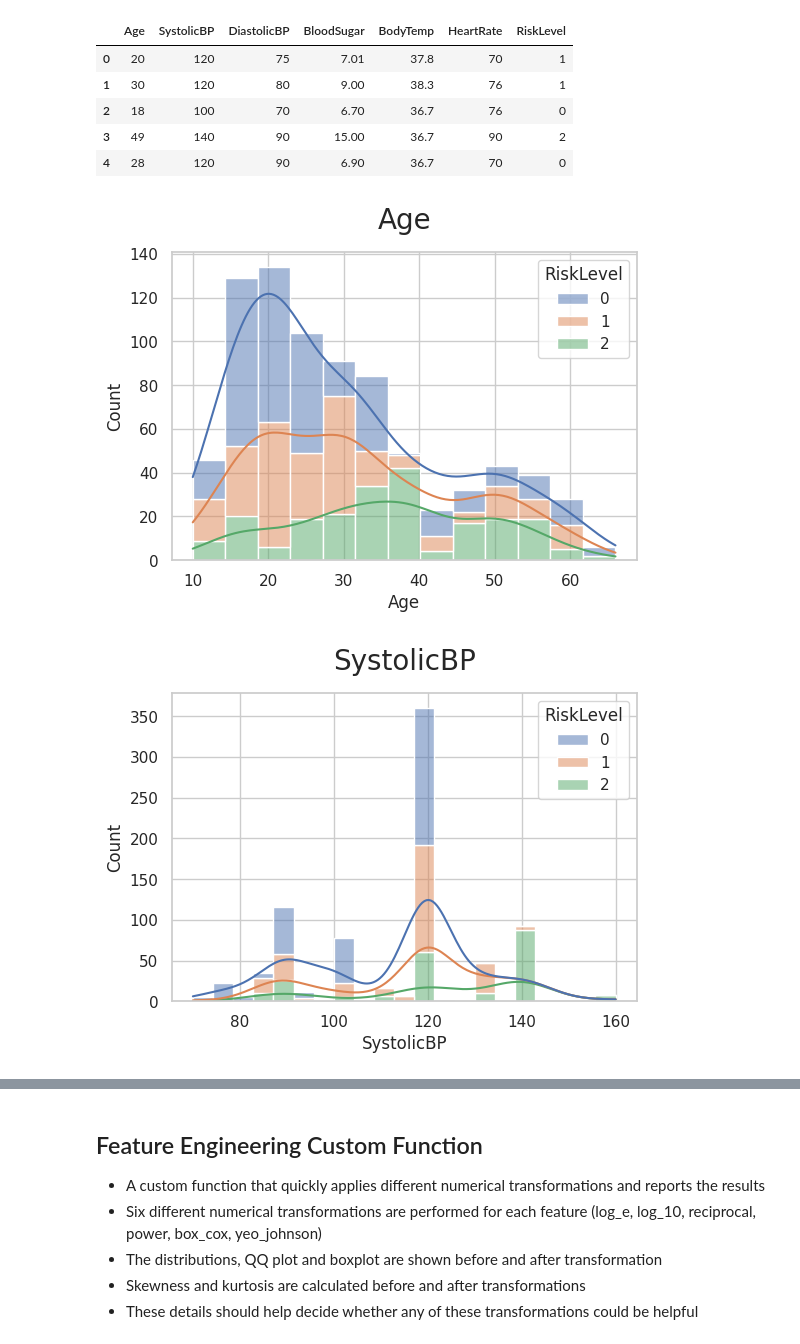
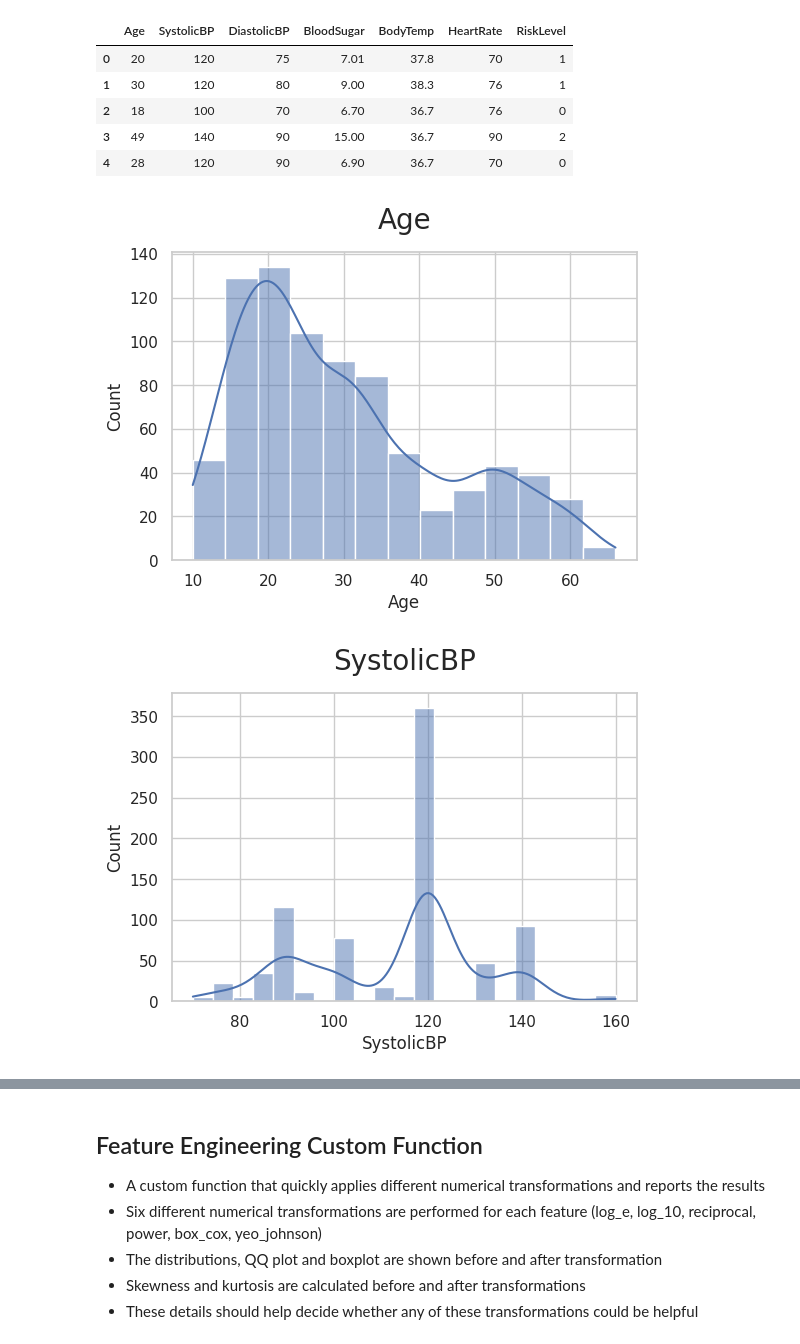
Before and after one commit to theresaabl/ML-maternal-health-risk, a Jupyter notebook: jupyter_notebooks/05-FeatureEngineering.ipynb, the cells around one changed output, grey strips where cells are left out. Cells and saved outputs as stored; diff of their text form; code cells hidden in the pictures.

```diff
--- a/jupyter_notebooks/05-FeatureEngineering.ipynb
+++ b/jupyter_notebooks/05-FeatureEngineering.ipynb
@@ -99,12 +100,12 @@ train_set.head()
 # %%
 cols = train_set.columns.to_list()
 
 sns.set_theme(style="whitegrid")
 
 for var in cols[:-1]:
     plt.figure(figsize=(6,4))
-    sns.histplot(data=train_set, x=var, hue="RiskLevel", kde=True, element="bars", multiple="stack", palette="deep")
+    sns.histplot(data=train_set, x=var, kde=True, element="bars")
     plt.title(f"{var}", fontsize=20, y=1.05)
 # %% [output]
-[figure, old version]
+[figure, new version]
-[figure, old version]
+[figure, new version]
```
Also changed, not shown: parts of 13 cells of this notebook.
